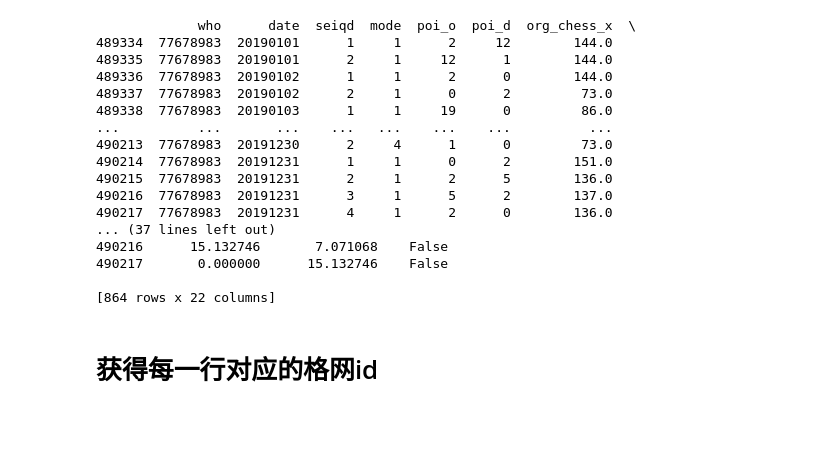
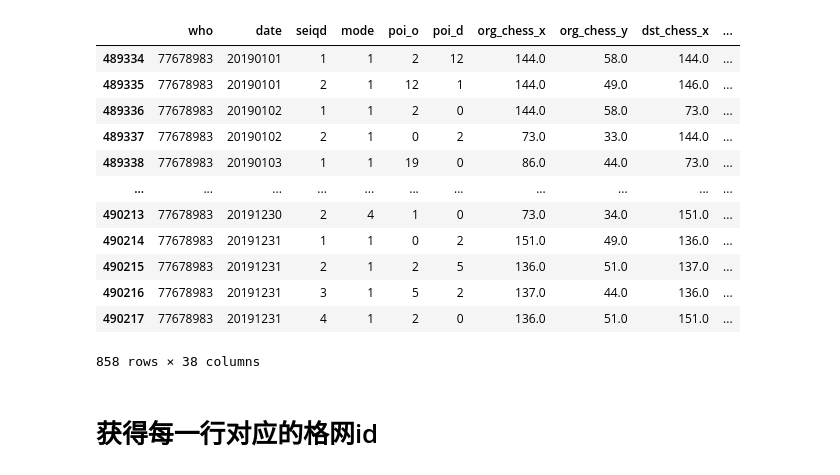
Before and after one commit to BoyangL1/sbirl-spatial-cognition, a Jupyter notebook: move_chain/traj_visual.ipynb, the cells around one changed output. Saved outputs shown, nothing was run; the diff lists cells and outputs as text; code cells hidden in the pictures; blank space fills up the shorter version.

```diff
--- a/move_chain/traj_visual.ipynb
+++ b/move_chain/traj_visual.ipynb
@@ -20,28 +25,24 @@ travel_chain.head(5)
 # %%
 unique_whos = travel_chain['who'].unique()
 # random_who = random.choice(unique_whos)
 random_who = 77678983
 one_df = travel_chain[travel_chain['who'] == random_who]
 df = one_df.dropna()
-print(df)
+df
 # %% [output]
+|  | who | date | seiqd | mode | poi_o | poi_d | org_chess_x | org_chess_y | dst_chess_x | ... |
+| 489334 | 77678983 | 20190101 | 1 | 1 | 2 | 12 | 144.0 | 58.0 | 144.0 | ... |
+| 489335 | 77678983 | 20190101 | 2 | 1 | 12 | 1 | 144.0 | 49.0 | 146.0 | ... |
+| 489336 | 77678983 | 20190102 | 1 | 1 | 2 | 0 | 144.0 | 58.0 | 73.0 | ... |
+| 489337 | 77678983 | 20190102 | 2 | 1 | 0 | 2 | 73.0 | 33.0 | 144.0 | ... |
+| 489338 | 77678983 | 20190103 | 1 | 1 | 19 | 0 | 86.0 | 44.0 | 73.0 | ... |
+| ... | ... | ... | ... | ... | ... | ... | ... | ... | ... | ... |
+| 490213 | 77678983 | 20191230 | 2 | 4 | 1 | 0 | 73.0 | 34.0 | 151.0 | ... |
+| 490214 | 77678983 | 20191231 | 1 | 1 | 0 | 2 | 151.0 | 49.0 | 136.0 | ... |
+| 490215 | 77678983 | 20191231 | 2 | 1 | 2 | 5 | 136.0 | 51.0 | 137.0 | ... |
+| 490216 | 77678983 | 20191231 | 3 | 1 | 5 | 2 | 137.0 | 44.0 | 136.0 | ... |
+| 490217 | 77678983 | 20191231 | 4 | 1 | 2 | 0 | 136.0 | 51.0 | 151.0 | ... |
-             who      date  seiqd  mode  poi_o  poi_d  org_chess_x  \
-489334  77678983  20190101      1     1      2     12        144.0
-489335  77678983  20190101      2     1     12      1        144.0
-489336  77678983  20190102      1     1      2      0        144.0
-489337  77678983  20190102      2     1      0      2         73.0
-489338  77678983  20190103      1     1     19      0         86.0
-...          ...       ...    ...   ...    ...    ...          ...
-490213  77678983  20191230      2     4      1      0         73.0
-490214  77678983  20191231      1     1      0      2        151.0
-490215  77678983  20191231      2     1      2      5        136.0
-490216  77678983  20191231      3     1      5      2        137.0
-490217  77678983  20191231      4     1      2      0        136.0
-... (37 lines left out)
-490216      15.132746       7.071068    False
-490217       0.000000      15.132746    False
-
-[864 rows x 22 columns]
+858 rows × 38 columns
 # %% [markdown]
 # 获得每一行对应的格网id
 # %%
```
Also changed, not shown: parts of 14 cells of this notebook, 1 other file.
